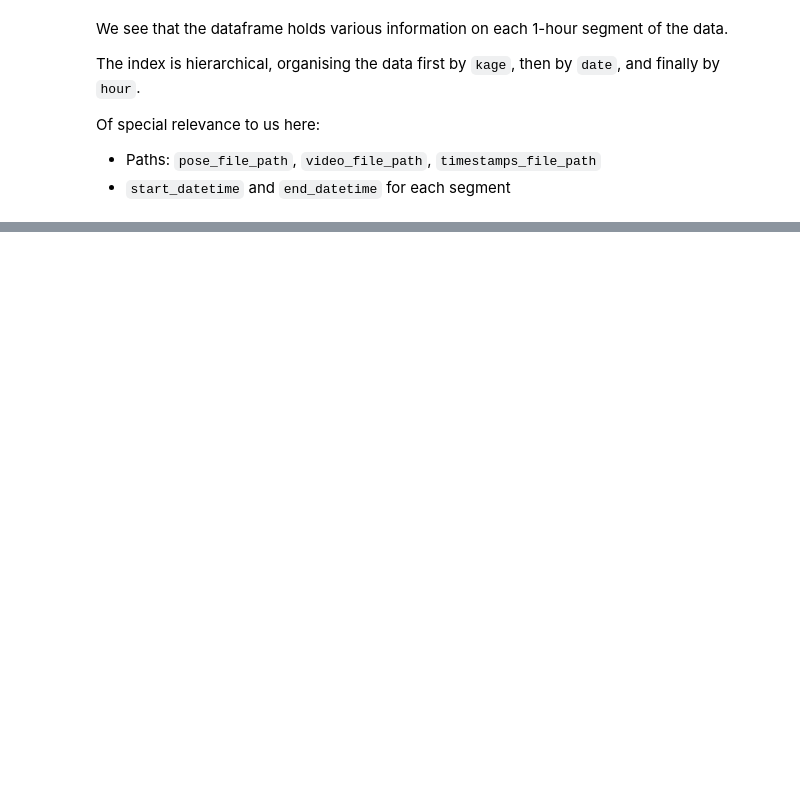
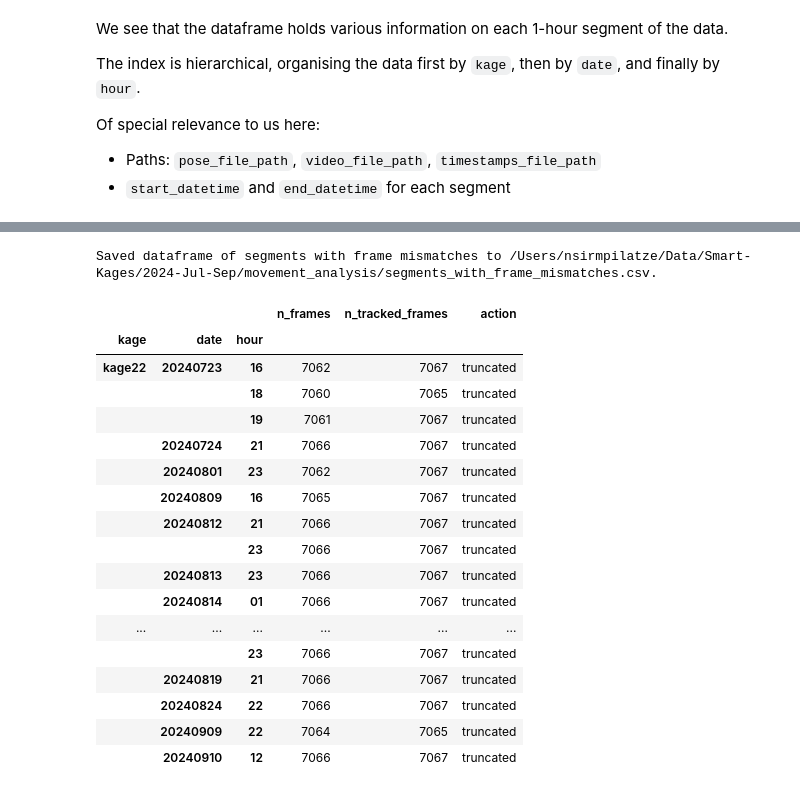
Before and after one commit to neuroinformatics-unit/smart-kages-movement, a Jupyter notebook: notebooks/02_load_kages_as_movement_ds.ipynb, the cells around one changed output, grey strips where cells are left out. Drawn from its saved outputs; the diff is of its cells as text; code cells hidden in the pictures; blank space fills up the shorter version.

```diff
--- a/notebooks/02_load_kages_as_movement_ds.ipynb
+++ b/notebooks/02_load_kages_as_movement_ds.ipynb
@@ -29,7 +26,7 @@ PIXELS_PER_CM = 10  # pixels per centimetre (need to double-check this)
 sns.set_context("notebook")
 sns.set_style("ticks")
 # %%
-data_dir = Path.home() / "Data" / "Smart-Kages" / "2024-Jul-Sep_good"
+data_dir = Path.home() / "Data" / "Smart-Kages" / "2024-Jul-Sep"
 analysis_dir = data_dir / "movement_analysis"
 # csv file generated by the 01 notebook
 df_path = analysis_dir / "all_segments.csv"
@@ -223,6 +86,8 @@ We also save the background image for each kage in the same directory.
 # %%
-SKIP_EXISTING = True  # Set this to False to overwrite existing files
+SKIP_EXISTING = False  # Set this to False to overwrite existing files
 # %%
+problematic_dfs = []
+
 for kage in tqdm(df.index.get_level_values("kage").unique()):
     # Path to save the netCDF files and background image.
     kage_dir = analysis_dir / kage
@@ -238,7 +103,9 @@ for kage in tqdm(df.index.get_level_values("kage").unique()):
         continue
     else:
         # Create movement dataset for each kage
-        ds, img = kage_to_movement_ds(df, kage)
+        ds, img, df_prob = kage_to_movement_ds(df, kage, fps=FPS)
+        if df_prob is not None:
+            problematic_dfs.append(df_prob)
         print(f"Converted data from {kage} to a 'movement' xarray Dataset.")
 
         # Save the dataset to a NetCDF file
@@ -250,7 +117,9 @@ for kage in tqdm(df.index.get_level_values("kage").unique()):
         print(f"Background image for {kage} saved to {img_file_path}.\n")
 
         # Free up memory
-        del ds, img
+        del ds, img, df_prob
+
+df_problematic = pd.concat(problematic_dfs) if problematic_dfs else pd.DataFrame()
 # %% [output]
 Processing kage: kage1
 Number of days: 50
@@ -262,0 +148,28 @@ Background image for kage1 saved to /Users/nsirmpilatze/Data/Smart-Kages/2024-Ju
+# %%
+if not df_problematic.empty:
+    df_problematic.to_csv(analysis_dir / "segments_with_frame_mismatches.csv")
+    print(
+        "Saved dataframe of segments with frame mismatches to "
+        f"{analysis_dir / 'segments_with_frame_mismatches.csv'}."
+    )
+df_problematic
+# %% [output]
+Saved dataframe of segments with frame mismatches to /Users/nsirmpilatze/Data/Smart-Kages/2024-Jul-Sep/movement_analysis/segments_with_frame_mismatches.csv.
+|  |  |  | n_frames | n_tracked_frames | action |
+| kage | date | hour |  |  |  |
+| kage22 | 20240723 | 16 | 7062 | 7067 | truncated |
+|  |  | 18 | 7060 | 7065 | truncated |
+|  |  | 19 | 7061 | 7067 | truncated |
+|  | 20240724 | 21 | 7066 | 7067 | truncated |
+|  | 20240801 | 23 | 7062 | 7067 | truncated |
+|  | 20240809 | 16 | 7065 | 7067 | truncated |
+|  | 20240812 | 21 | 7066 | 7067 | truncated |
+|  |  | 23 | 7066 | 7067 | truncated |
+|  | 20240813 | 23 | 7066 | 7067 | truncated |
+|  | 20240814 | 01 | 7066 | 7067 | truncated |
+| ... | ... | ... | ... | ... | ... |
+|  |  | 23 | 7066 | 7067 | truncated |
+|  | 20240819 | 21 | 7066 | 7067 | truncated |
+|  | 20240824 | 22 | 7066 | 7067 | truncated |
+|  | 20240909 | 22 | 7064 | 7065 | truncated |
+|  | 20240910 | 12 | 7066 | 7067 | truncated |
```
Also changed, not shown: parts of 6 cells of this notebook, 4 other files.
